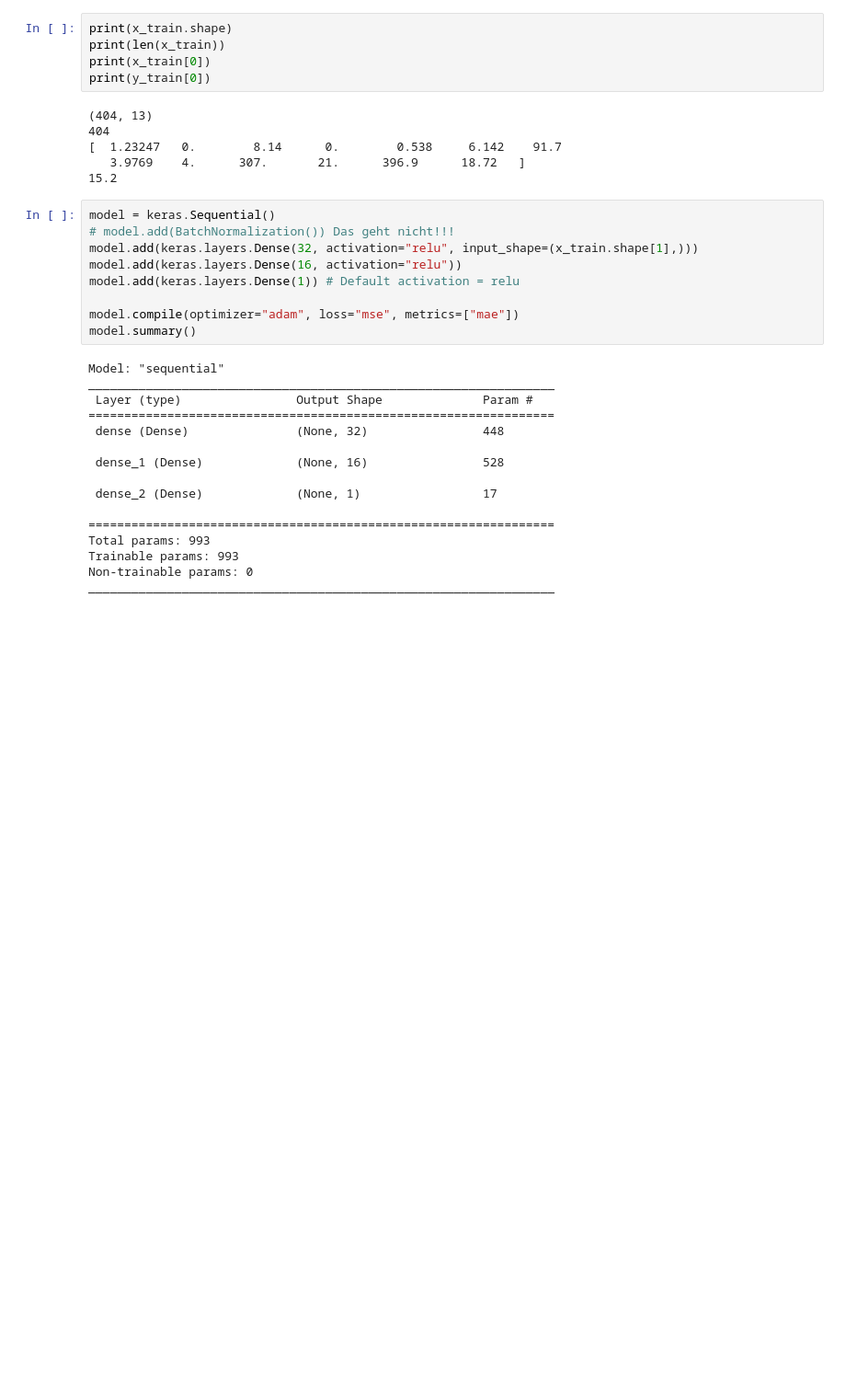
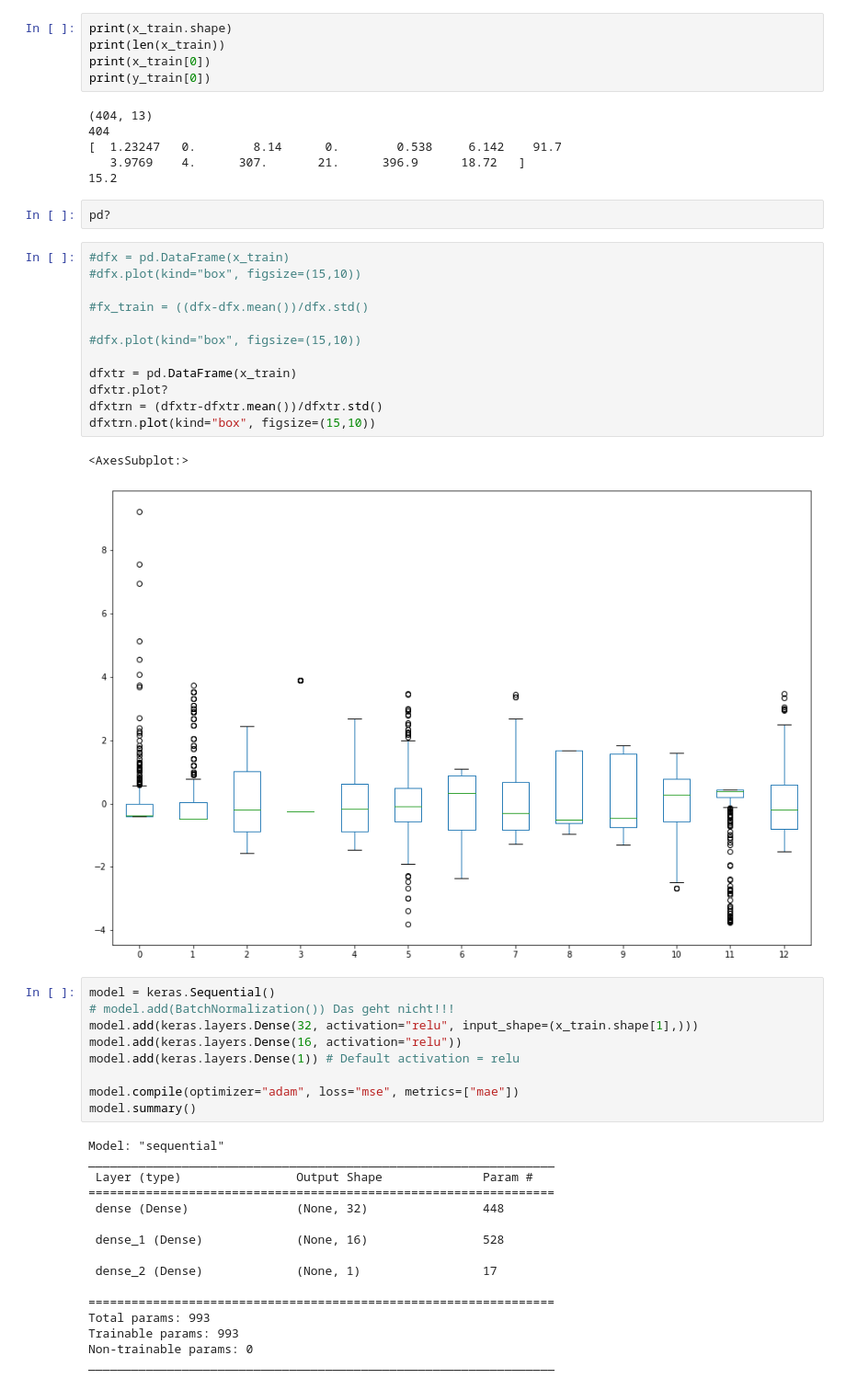
Before and after one commit to kaufmann-dev/ai-exercises-fundamentals, a Jupyter notebook: Uebung/Ue19/Ue19.ipynb, the cells around one changed output. Shown at 92% size. Cells and saved outputs as stored; diff of their text form; blank space fills up the shorter version.

Commit message:
feat(exercises): add training notebook and update exercise notebooks

```diff
--- a/Uebung/Ue19/Ue19.ipynb
+++ b/Uebung/Ue19/Ue19.ipynb
@@ -18,6 +18,23 @@ print(y_train[0])
 [  1.23247   0.        8.14      0.        0.538     6.142    91.7
    3.9769    4.      307.       21.      396.9      18.72   ]
 15.2
+# %%
+pd?
+# %%
+#dfx = pd.DataFrame(x_train)
+#dfx.plot(kind="box", figsize=(15,10))
+
+#fx_train = ((dfx-dfx.mean())/dfx.std()
+
+#dfx.plot(kind="box", figsize=(15,10))
+
+dfxtr = pd.DataFrame(x_train)
+dfxtr.plot?
+dfxtrn = (dfxtr-dfxtr.mean())/dfxtr.std()
+dfxtrn.plot(kind="box", figsize=(15,10))
+# %% [output]
+<AxesSubplot:>
+[figure, added]
 # %%
 model = keras.Sequential()
 # model.add(BatchNormalization()) Das geht nicht!!!
```
Also changed, not shown: parts of 4 cells of this notebook, 3 other files.
